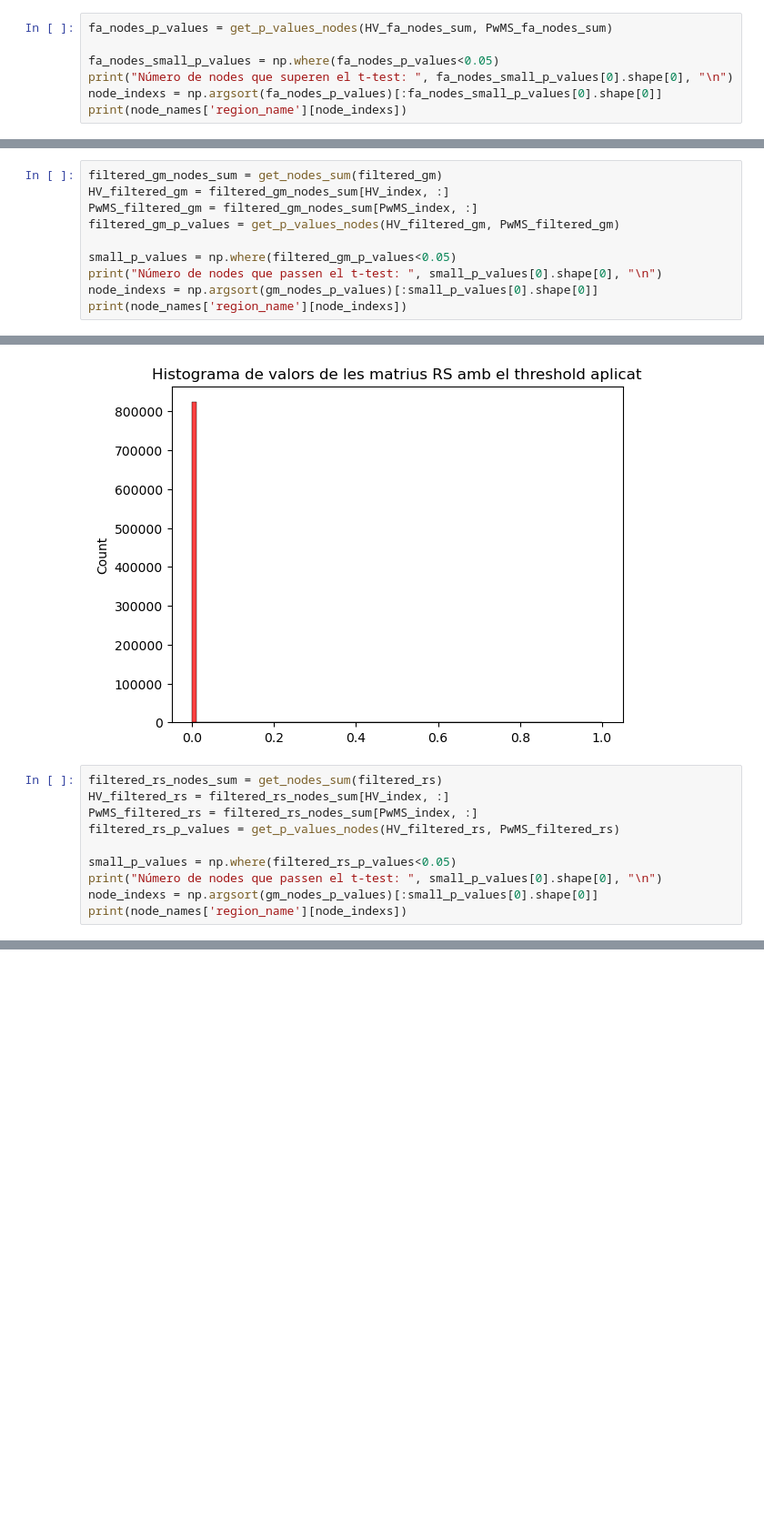
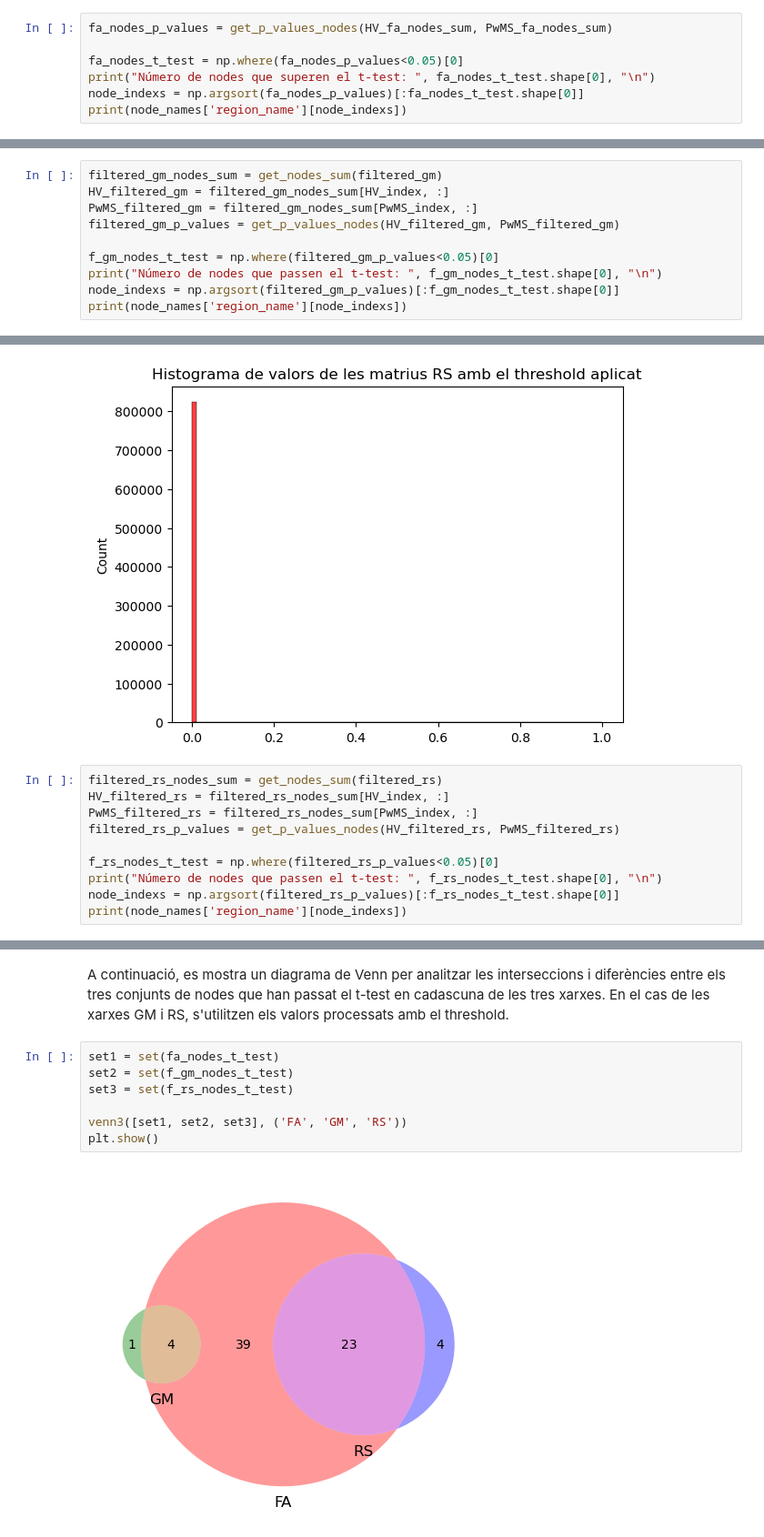
Before and after one commit to martibruix/Codi_TFG, a Jupyter notebook: analisi.ipynb, the cells around one changed output, grey strips where cells are left out. Shown at 91% size. Drawn from its saved outputs; the diff is of its cells as text; blank space fills up the shorter version.

```diff
--- a/analisi.ipynb
+++ b/analisi.ipynb
@@ -277,9 +279,9 @@ Identifiquem tots els nodes que superen el t-test:
 # %%
 fa_nodes_p_values = get_p_values_nodes(HV_fa_nodes_sum, PwMS_fa_nodes_sum)
 
-fa_nodes_small_p_values = np.where(fa_nodes_p_values<0.05)
-print("Número de nodes que superen el t-test: ", fa_nodes_small_p_values[0].shape[0], "\n")
-node_indexs = np.argsort(fa_nodes_p_values)[:fa_nodes_small_p_values[0].shape[0]]
+fa_nodes_t_test = np.where(fa_nodes_p_values<0.05)[0]
+print("Número de nodes que superen el t-test: ", fa_nodes_t_test.shape[0], "\n")
+node_indexs = np.argsort(fa_nodes_p_values)[:fa_nodes_t_test.shape[0]]
 print(node_names['region_name'][node_indexs])
 # %% [output]
 Número de nodes que superen el t-test:  66
@@ -864,9 +911,9 @@ HV_filtered_gm = filtered_gm_nodes_sum[HV_index, :]
 PwMS_filtered_gm = filtered_gm_nodes_sum[PwMS_index, :]
 filtered_gm_p_values = get_p_values_nodes(HV_filtered_gm, PwMS_filtered_gm)
 
-small_p_values = np.where(filtered_gm_p_values<0.05)
-print("Número de nodes que passen el t-test: ", small_p_values[0].shape[0], "\n")
-node_indexs = np.argsort(gm_nodes_p_values)[:small_p_values[0].shape[0]]
+f_gm_nodes_t_test = np.where(filtered_gm_p_values<0.05)[0]
+print("Número de nodes que passen el t-test: ", f_gm_nodes_t_test.shape[0], "\n")
+node_indexs = np.argsort(filtered_gm_p_values)[:f_gm_nodes_t_test.shape[0]]
 print(node_names['region_name'][node_indexs])
 # %% [output]
 Número de nodes que passen el t-test:  5
@@ -935,9 +982,9 @@ HV_filtered_rs = filtered_rs_nodes_sum[HV_index, :]
 PwMS_filtered_rs = filtered_rs_nodes_sum[PwMS_index, :]
 filtered_rs_p_values = get_p_values_nodes(HV_filtered_rs, PwMS_filtered_rs)
 
-small_p_values = np.where(filtered_rs_p_values<0.05)
-print("Número de nodes que passen el t-test: ", small_p_values[0].shape[0], "\n")
-node_indexs = np.argsort(gm_nodes_p_values)[:small_p_values[0].shape[0]]
+f_rs_nodes_t_test = np.where(filtered_rs_p_values<0.05)[0]
+print("Número de nodes que passen el t-test: ", f_rs_nodes_t_test.shape[0], "\n")
+node_indexs = np.argsort(filtered_rs_p_values)[:f_rs_nodes_t_test.shape[0]]
 print(node_names['region_name'][node_indexs])
 # %% [output]
 Número de nodes que passen el t-test:  27
@@ -959,0 +1009,11 @@ Name: region_name, dtype: object
+# %% [markdown]
+A continuació, es mostra un diagrama de Venn per analitzar les interseccions i diferències entre els tres conjunts de nodes que han passat el t-test en cadascuna de les tres xarxes. En el cas de les xarxes GM i RS, s'utilitzen els valors processats amb el threshold.
+# %%
+set1 = set(fa_nodes_t_test)
+set2 = set(f_gm_nodes_t_test)
+set3 = set(f_rs_nodes_t_test)
+
+venn3([set1, set2, set3], ('FA', 'GM', 'RS'))
+plt.show()
+# %% [output]
+[figure, added]
```
Also changed, not shown: parts of 30 cells of this notebook.
